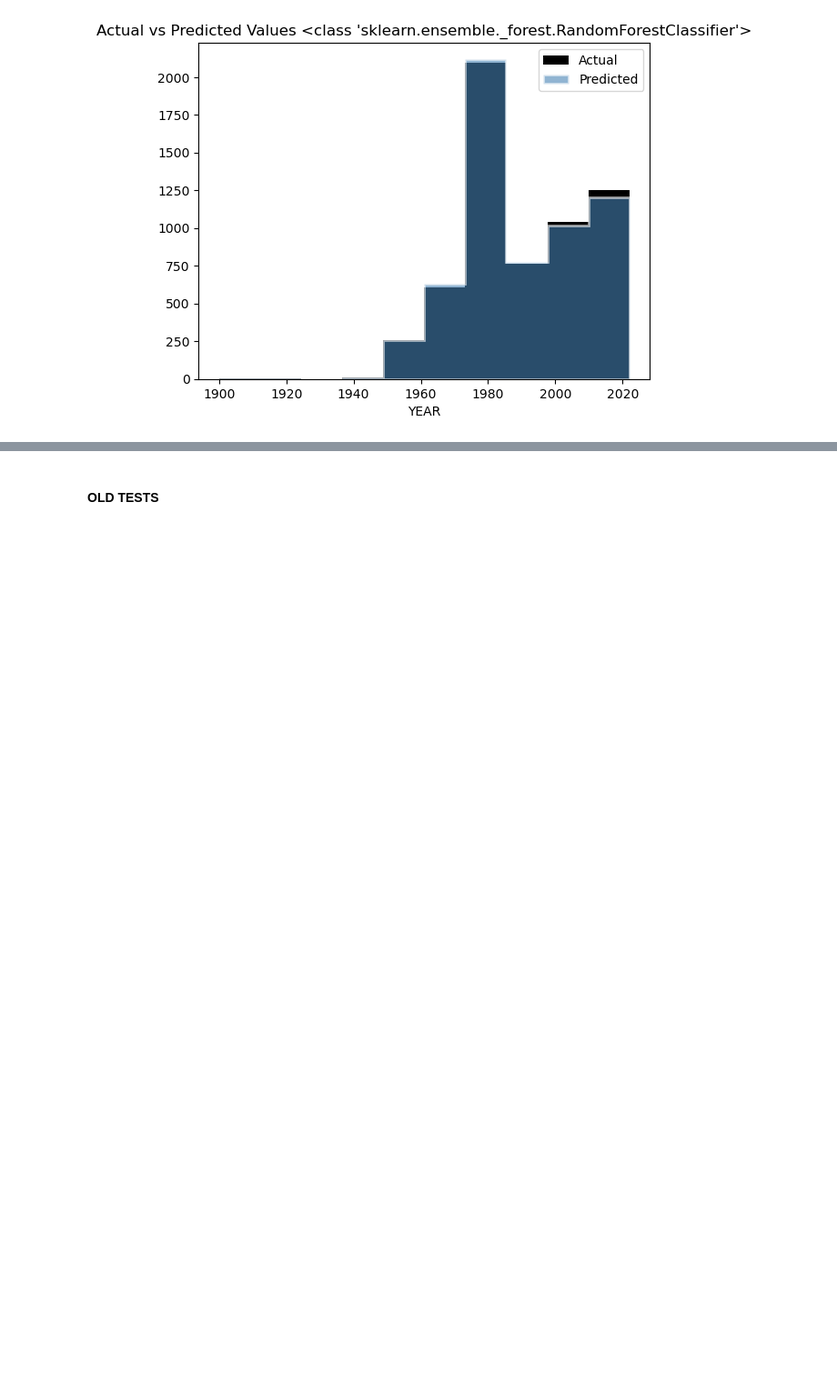
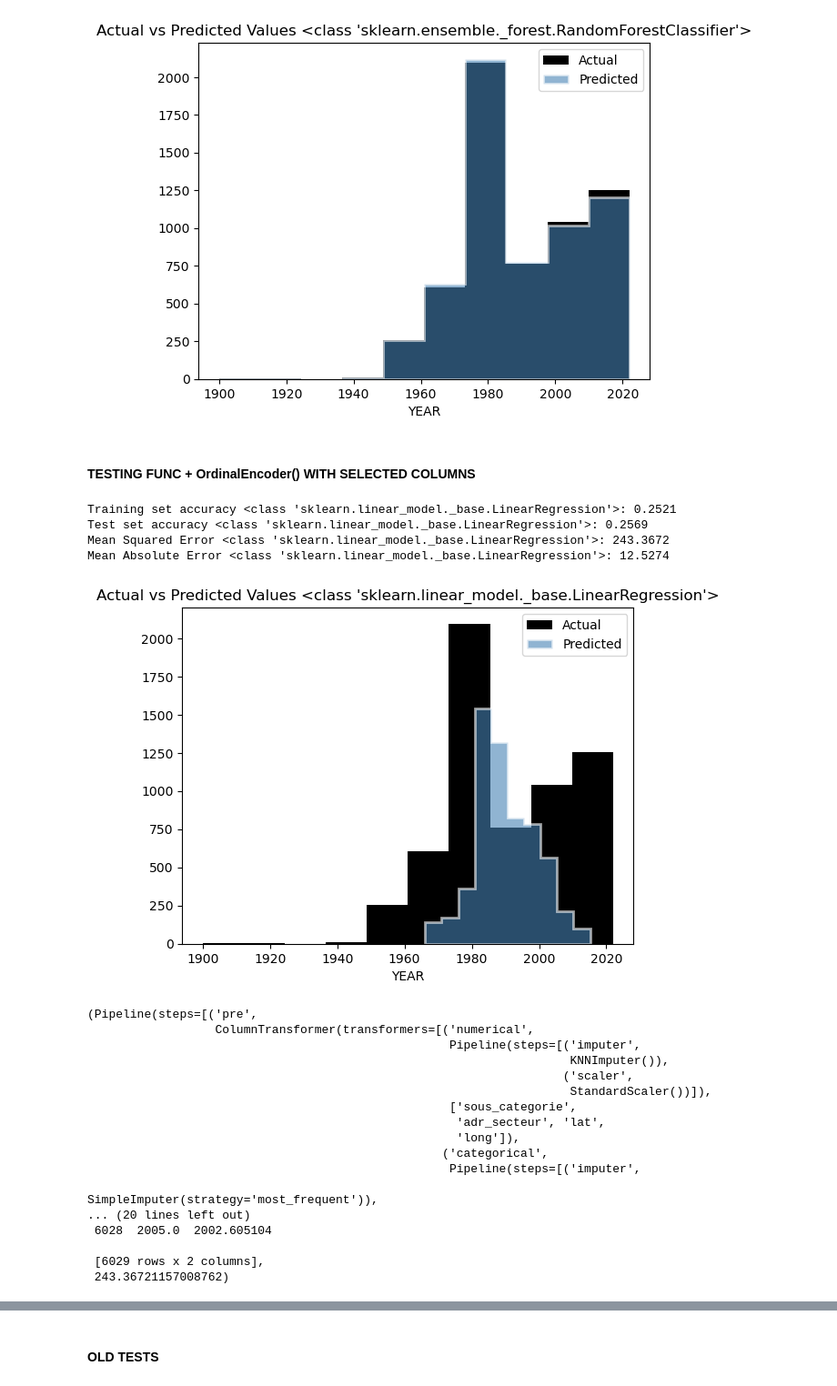
Before and after one commit to Impreccable/ML, a Jupyter notebook: main.ipynb, the cells around one changed output, grey strips where cells are left out. Shown at 91% size. Drawn from its saved outputs; the diff is of its cells as text; code cells hidden in the pictures; blank space fills up the shorter version.

Commit message:
added test with spec columns

```diff
--- a/main.ipynb
+++ b/main.ipynb
@@ -267,12 +267,14 @@ def create_evaluate_compare_pipeline(model_type, X_train, y_train, X_test, y_tes
     pipeline.fit(X_train, y_train)
     pipeline.predict(X_test)
 
+    mae =  mean_absolute_error(y_test, pipeline.predict(X_test))
     mse = mean_squared_error(y_test, pipeline.predict(X_test))
     df_predict = pd.DataFrame({'Actual': y_test.anneedeplantation.to_numpy(), 'Predicted': pipeline.predict(X_test).ravel()})
 
     print(f'Training set accuracy {model_type}: {np.round(pipeline.score(X_train, y_train), 4)}')
     print(f'Test set accuracy {model_type}: {np.round(pipeline.score(X_test, y_test), 4)}')
     print(f'Mean Squared Error {model_type}: {np.round(mse, 4)}')
+    print(f'Mean Absolute Error {model_type}: {np.round(mae, 4)}')
 
     plt.hist(df_predict['Actual'], label='Actual', alpha=1, color='black')
     plt.hist(df_predict['Predicted'], label='Predicted', alpha=0.6, histtype='stepfilled', color='steelblue', edgecolor='white', linewidth=2)
@@ -443,3 +445,30 @@ Test set accuracy <class 'sklearn.linear_model._base.LinearRegression'>: 0.3931
 Training set accuracy <class 'sklearn.ensemble._forest.RandomForestClassifier'>: 1.0
 Test set accuracy <class 'sklearn.ensemble._forest.RandomForestClassifier'>: 0.9461
 [figure]
+# %% [markdown]
+#### TESTING FUNC + OrdinalEncoder() WITH SELECTED COLUMNS
+# %%
+create_evaluate_compare_pipeline(LinearRegression, X_train,y_train,X_test,y_test)
+# %% [output]
+Training set accuracy <class 'sklearn.linear_model._base.LinearRegression'>: 0.2521
+Test set accuracy <class 'sklearn.linear_model._base.LinearRegression'>: 0.2569
+Mean Squared Error <class 'sklearn.linear_model._base.LinearRegression'>: 243.3672
+Mean Absolute Error <class 'sklearn.linear_model._base.LinearRegression'>: 12.5274
+[figure, added]
+(Pipeline(steps=[('pre',
+                  ColumnTransformer(transformers=[('numerical',
+                                                   Pipeline(steps=[('imputer',
+                                                                    KNNImputer()),
+                                                                   ('scaler',
+                                                                    StandardScaler())]),
+                                                   ['sous_categorie',
+                                                    'adr_secteur', 'lat',
+                                                    'long']),
+                                                  ('categorical',
+                                                   Pipeline(steps=[('imputer',
+                                                                    SimpleImputer(strategy='most_frequent')),
+... (20 lines left out)
+ 6028  2005.0  2002.605104
+
+ [6029 rows x 2 columns],
+ 243.36721157008762)
```
Also changed, not shown: parts of 5 cells of this notebook.
